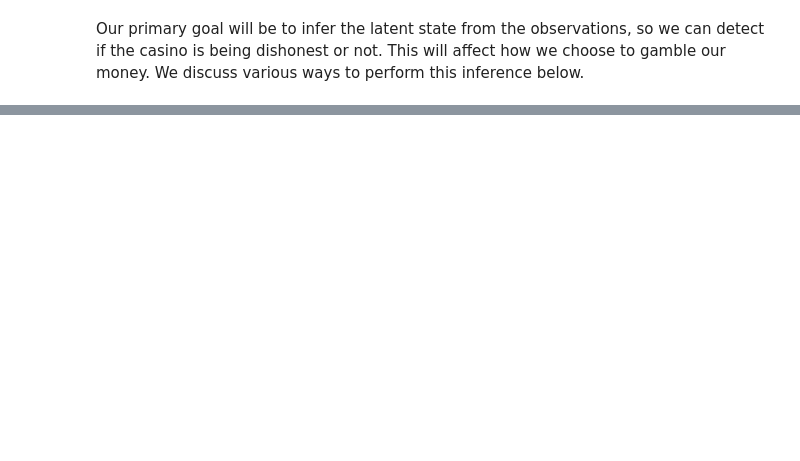
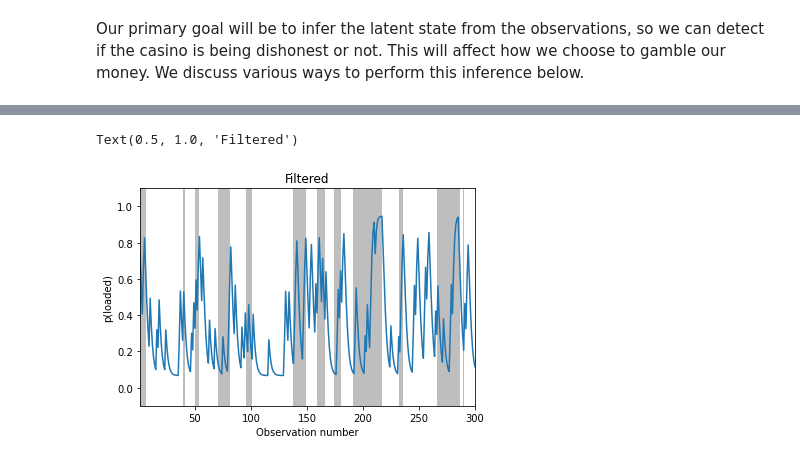
Before and after one commit to probml/ssm-book, a Jupyter notebook: chapters/ssm/ssm.ipynb, the cells around one changed output, grey strips where cells are left out. Saved outputs shown, nothing was run; the diff lists cells and outputs as text; code cells hidden in the pictures; blank space fills up the shorter version.

```diff
--- a/chapters/ssm/ssm.ipynb
+++ b/chapters/ssm/ssm.ipynb
@@ -436,0 +539,43 @@ We discuss various ways to perform this inference below.
+# %%
+# Call inference engine
+
+filtered_dist, _, smoothed_dist, loglik = hmm.forward_backward(x_hist)
+map_path = hmm.viterbi(x_hist)
+# %%
+# Find the span of timesteps that the    simulated systems turns to be in state 1
+def find_dishonest_intervals(z_hist):
+    spans = []
+    x_init = 0
+    for t, _ in enumerate(z_hist[:-1]):
+        if z_hist[t + 1] == 0 and z_hist[t] == 1:
+            x_end = t
+            spans.append((x_init, x_end))
+        elif z_hist[t + 1] == 1 and z_hist[t] == 0:
+            x_init = t + 1
+    return spans
+# %%
+# Plot posterior
+def plot_inference(inference_values, z_hist, ax, state=1, map_estimate=False):
+    n_samples = len(inference_values)
+    xspan = np.arange(1, n_samples + 1)
+    spans = find_dishonest_intervals(z_hist)
+    if map_estimate:
+        ax.step(xspan, inference_values, where="post")
+    else:
+        ax.plot(xspan, inference_values[:, state])
+
+    for span in spans:
+        ax.axvspan(*span, alpha=0.5, facecolor="tab:gray", edgecolor="none")
+    ax.set_xlim(1, n_samples)
+    # ax.set_ylim(0, 1)
+    ax.set_ylim(-0.1, 1.1)
+    ax.set_xlabel("Observation number")
+# %%
+ # Filtering
+fig, ax = plt.subplots()
+plot_inference(filtered_dist, z_hist, ax)
+ax.set_ylabel("p(loaded)")
+ax.set_title("Filtered")
+# %% [output]
+Text(0.5, 1.0, 'Filtered')
+[figure, added]
```
Also changed, not shown: parts of 13 cells of this notebook, 20 other files.
